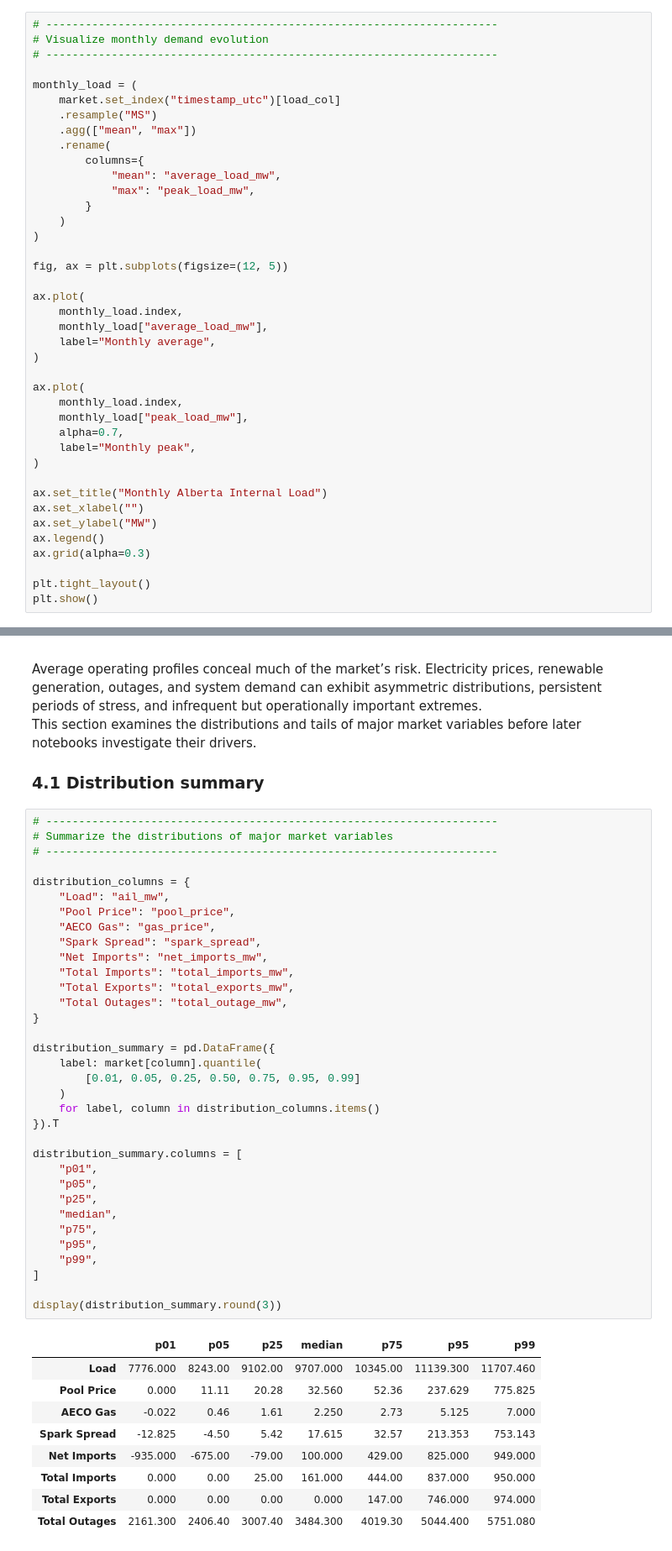
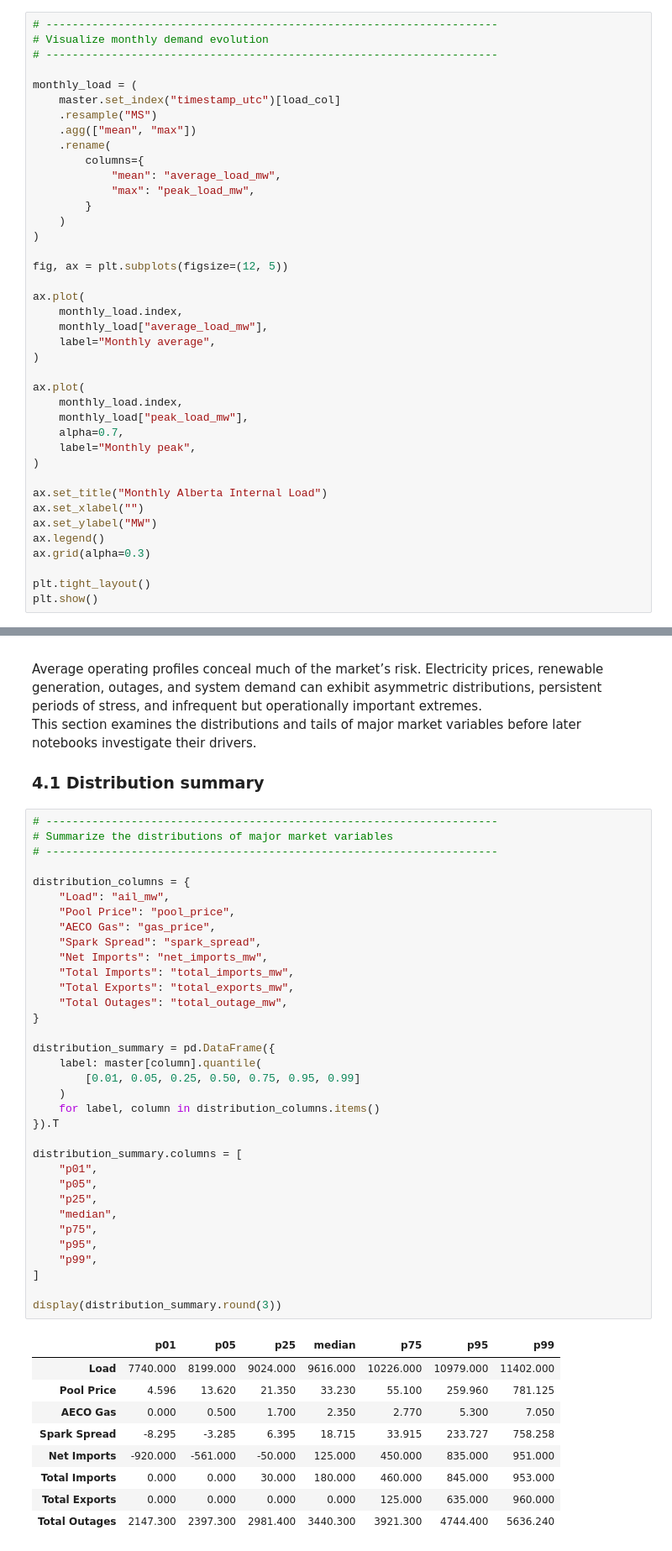
Before and after one commit to bhasein/alberta_power_markets_project, a Jupyter notebook: notebooks/01_Understanding_the_Alberta_Electricity_Market.ipynb, the cells around one changed output, grey strips where cells are left out. Shown at 84% size. Drawn from its saved outputs; the diff is of its cells as text.

```diff
--- a/notebooks/01_Understanding_the_Alberta_Electricity_Market.ipynb
+++ b/notebooks/01_Understanding_the_Alberta_Electricity_Market.ipynb
@@ -760,7 +758,7 @@ plt.show()
 # ---------------------------------------------------------------------
 
 monthly_load = (
-    market.set_index("timestamp_utc")[load_col]
+    master.set_index("timestamp_utc")[load_col]
     .resample("MS")
     .agg(["mean", "max"])
     .rename(
@@ -1580,42 +1578,42 @@ This section examines the distributions and tails of major market variables befo
 distribution_columns = {
     "Load": "ail_mw",
     "Pool Price": "pool_price",
     "AECO Gas": "gas_price",
     "Spark Spread": "spark_spread",
     "Net Imports": "net_imports_mw",
     "Total Imports": "total_imports_mw",
     "Total Exports": "total_exports_mw",
     "Total Outages": "total_outage_mw",
 }
 
 distribution_summary = pd.DataFrame({
-    label: market[column].quantile(
+    label: master[column].quantile(
         [0.01, 0.05, 0.25, 0.50, 0.75, 0.95, 0.99]
     )
     for label, column in distribution_columns.items()
 }).T
 
 distribution_summary.columns = [
     "p01",
     "p05",
     "p25",
     "median",
     "p75",
     "p95",
     "p99",
 ]
 
 display(distribution_summary.round(3))
 # %% [output]
 |  | p01 | p05 | p25 | median | p75 | p95 | p99 |
-| Load | 7776.000 | 8243.00 | 9102.00 | 9707.000 | 10345.00 | 11139.300 | 11707.460 |
-| Pool Price | 0.000 | 11.11 | 20.28 | 32.560 | 52.36 | 237.629 | 775.825 |
-| AECO Gas | -0.022 | 0.46 | 1.61 | 2.250 | 2.73 | 5.125 | 7.000 |
-| Spark Spread | -12.825 | -4.50 | 5.42 | 17.615 | 32.57 | 213.353 | 753.143 |
-| Net Imports | -935.000 | -675.00 | -79.00 | 100.000 | 429.00 | 825.000 | 949.000 |
-| Total Imports | 0.000 | 0.00 | 25.00 | 161.000 | 444.00 | 837.000 | 950.000 |
-| Total Exports | 0.000 | 0.00 | 0.00 | 0.000 | 147.00 | 746.000 | 974.000 |
-| Total Outages | 2161.300 | 2406.40 | 3007.40 | 3484.300 | 4019.30 | 5044.400 | 5751.080 |
+| Load | 7740.000 | 8199.000 | 9024.000 | 9616.000 | 10226.000 | 10979.000 | 11402.000 |
+| Pool Price | 4.596 | 13.620 | 21.350 | 33.230 | 55.100 | 259.960 | 781.125 |
+| AECO Gas | 0.000 | 0.500 | 1.700 | 2.350 | 2.770 | 5.300 | 7.050 |
+| Spark Spread | -8.295 | -3.285 | 6.395 | 18.715 | 33.915 | 233.727 | 758.258 |
+| Net Imports | -920.000 | -561.000 | -50.000 | 125.000 | 450.000 | 835.000 | 951.000 |
+| Total Imports | 0.000 | 0.000 | 30.000 | 180.000 | 460.000 | 845.000 | 953.000 |
+| Total Exports | 0.000 | 0.000 | 0.000 | 0.000 | 125.000 | 635.000 | 960.000 |
+| Total Outages | 2147.300 | 2397.300 | 2981.400 | 3440.300 | 3921.300 | 4744.400 | 5636.240 |
 # %% [markdown]
 #### Distribution Summary
 
```
Also changed, not shown: parts of 9 cells of this notebook.
